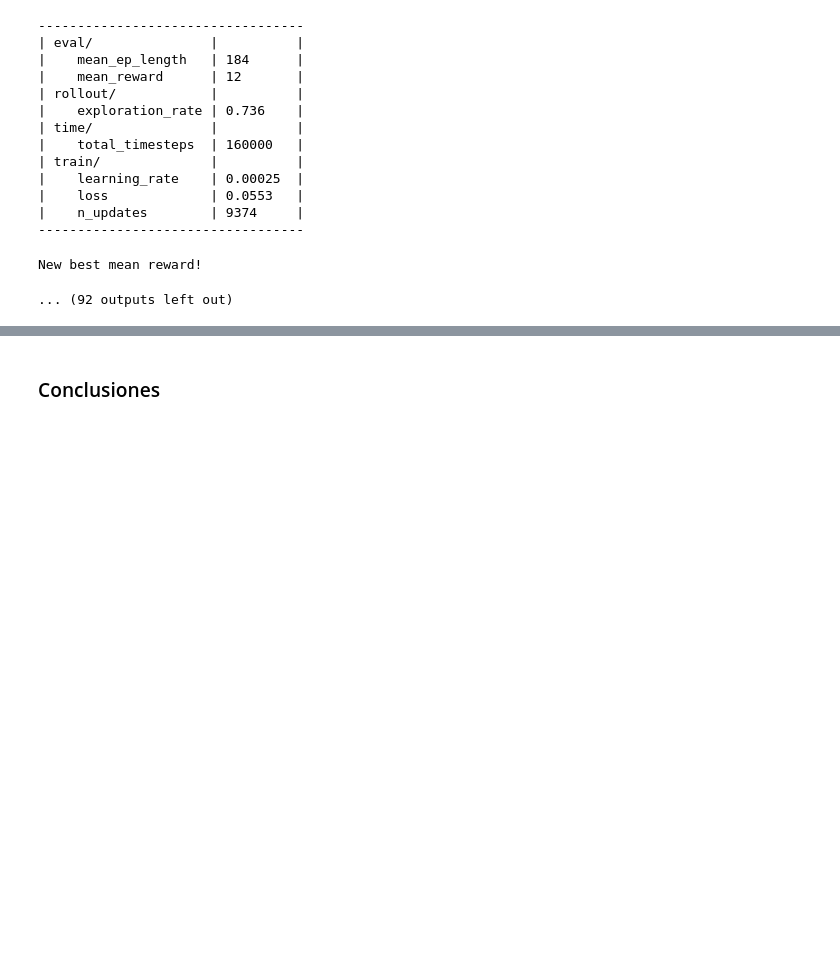
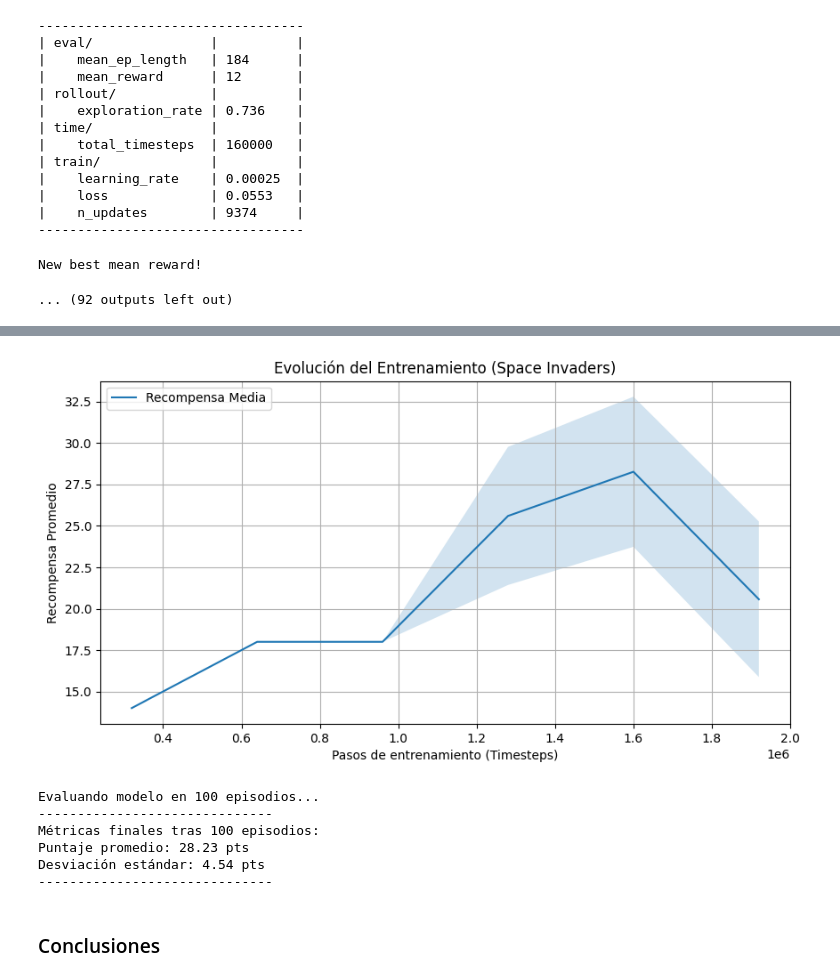
Before and after one commit to peraltarh/VIUMasterInAI, a Jupyter notebook: 7.Aprendizaje Por Refuerzo/TP/Proyecto_práctico.ipynb, the cells around one changed output, grey strips where cells are left out. Drawn from its saved outputs; the diff is of its cells as text; code cells hidden in the pictures; blank space fills up the shorter version.

Commit message:
Version terminada con 3 modelos en AMD

```diff
--- a/7.Aprendizaje Por Refuerzo/TP/Proyecto_práctico.ipynb
+++ b/7.Aprendizaje Por Refuerzo/TP/Proyecto_práctico.ipynb
@@ -2720,2 +1637,63 @@ for file in os.listdir(LOGS_DIR)[:10]:  # Mostrar solo los primeros 10
+# %%
+# --- 7. PLOTEAR EVOLUCIÓN DEL ENTRENAMIENTO ---
+def plot_training_evolution(log_path):
+    data = np.load(os.path.join(log_path, "evaluations.npz"))
+    timesteps = data['timesteps']
+    results = data['results']
+
+    # Calculamos la media y la desviación estándar de las evaluaciones
+    mean_rewards = np.mean(results, axis=1)
+    std_rewards = np.std(results, axis=1)
+
+    plt.figure(figsize=(10, 5))
+    plt.plot(timesteps, mean_rewards, label="Recompensa Media")
+    plt.fill_between(timesteps, mean_rewards - std_rewards,
+                     mean_rewards + std_rewards, alpha=0.2)
+
+    plt.title("Evolución del Entrenamiento (Space Invaders)")
+    plt.xlabel("Pasos de entrenamiento (Timesteps)")
+    plt.ylabel("Recompensa Promedio")
+    plt.grid(True)
+    plt.legend()
+    plt.savefig(os.path.join(log_path, "training_curve.png"))
+    plt.show()
+
+plot_training_evolution(LOGS_DIR)
+# %% [output]
+[figure, added]
+# %%
+# --- 8. TESTEAR EL MEJOR MODELO ---
+
+def test_best_model(model_path, env_id, n_episodes=100):
+    # Crear entorno de test idéntico al de entrenamiento
+    test_env = DummyVecEnv([make_clipped_env(env_id, seed=0)])
+    test_env = VecFrameStack(test_env, n_stack=4)
+
+    model = A2C.load(model_path)
+
+    print(f"Evaluando modelo en {n_episodes} episodios...")
+    mean_reward, std_reward = evaluate_policy(
+        model,
+        test_env,
+        n_eval_episodes=n_episodes,
+        deterministic=True
+    )
+
+    print("-" * 30)
+    print(f"Métricas finales tras {n_episodes} episodios:")
+    print(f"Puntaje promedio: {mean_reward:.2f} pts")
+    print(f"Desviación estándar: {std_reward:.2f} pts")
+    print("-" * 30)
+
+    return mean_reward
+
+mean_score = test_best_model(best_model_path, ENV_NAME, n_episodes=100)
+# %% [output]
+Evaluando modelo en 100 episodios...
+------------------------------
+Métricas finales tras 100 episodios:
+Puntaje promedio: 28.23 pts
+Desviación estándar: 4.54 pts
+------------------------------
 # %% [markdown]
 ### Conclusiones
```
Also changed, not shown: parts of 52 cells of this notebook, 45 other files.
